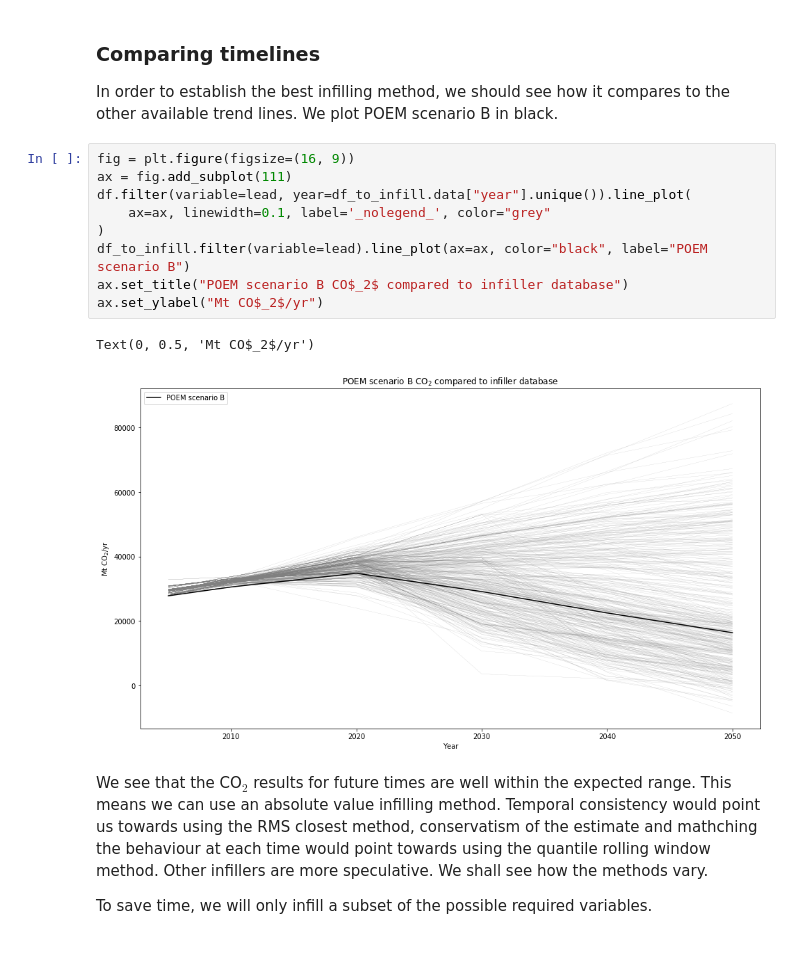
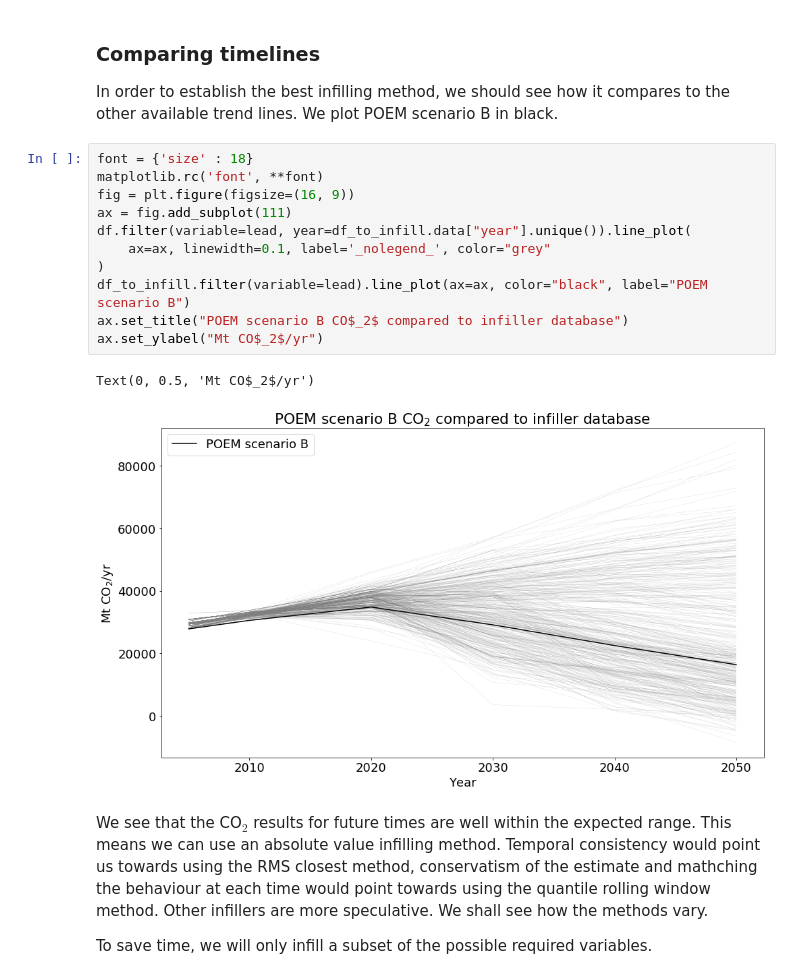
Before and after one commit to GranthamImperial/silicone_examples, a Jupyter notebook: notebooks/Infilling_example_POEM.ipynb, the cells around one changed output. Saved outputs shown, nothing was run; the diff lists cells and outputs as text; blank space fills up the shorter version.

```diff
--- a/notebooks/Infilling_example_POEM.ipynb
+++ b/notebooks/Infilling_example_POEM.ipynb
@@ -95,17 +98,19 @@ df_to_infill.head(10)
 ### Comparing timelines
 In order to establish the best infilling method, we should see how it compares to the other available trend lines. We plot POEM scenario B in black.
 # %%
+font = {'size' : 18}
+matplotlib.rc('font', **font)
 fig = plt.figure(figsize=(16, 9))
 ax = fig.add_subplot(111)
 df.filter(variable=lead, year=df_to_infill.data["year"].unique()).line_plot(
     ax=ax, linewidth=0.1, label='_nolegend_', color="grey"
 )
 df_to_infill.filter(variable=lead).line_plot(ax=ax, color="black", label="POEM scenario B")
 ax.set_title("POEM scenario B CO$_2$ compared to infiller database")
 ax.set_ylabel("Mt CO$_2$/yr")
 # %% [output]
 Text(0, 0.5, 'Mt CO$_2$/yr')
-[figure, old version]
+[figure, new version]
 # %% [markdown]
 We see that the CO$_2$ results for future times are well within the expected range. This means we can use an absolute value infilling method. Temporal consistency would point us towards using the RMS closest method, conservatism of the estimate and mathching the behaviour at each time would point towards using the quantile rolling window method. Other infillers are more speculative. We shall see how the methods vary.
 
```
Also changed, not shown: parts of 9 cells of this notebook, 2 other files.
